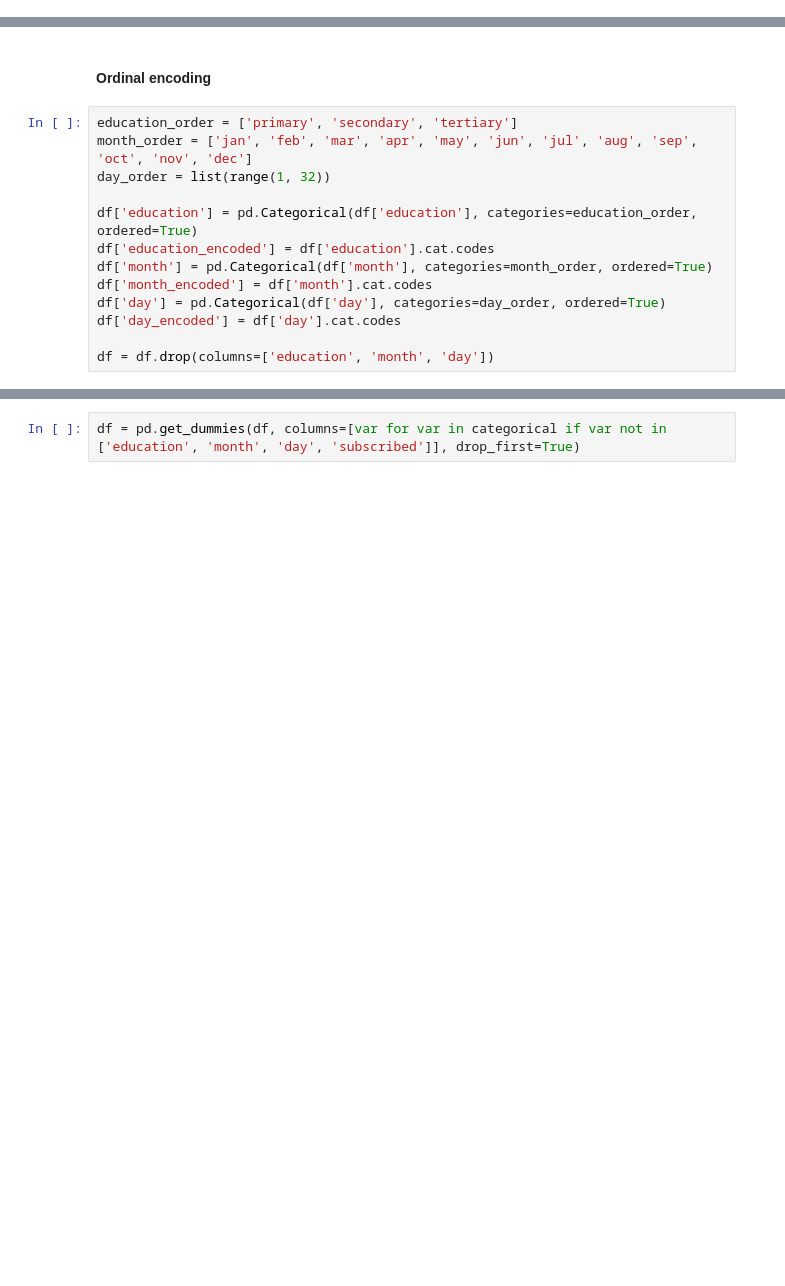
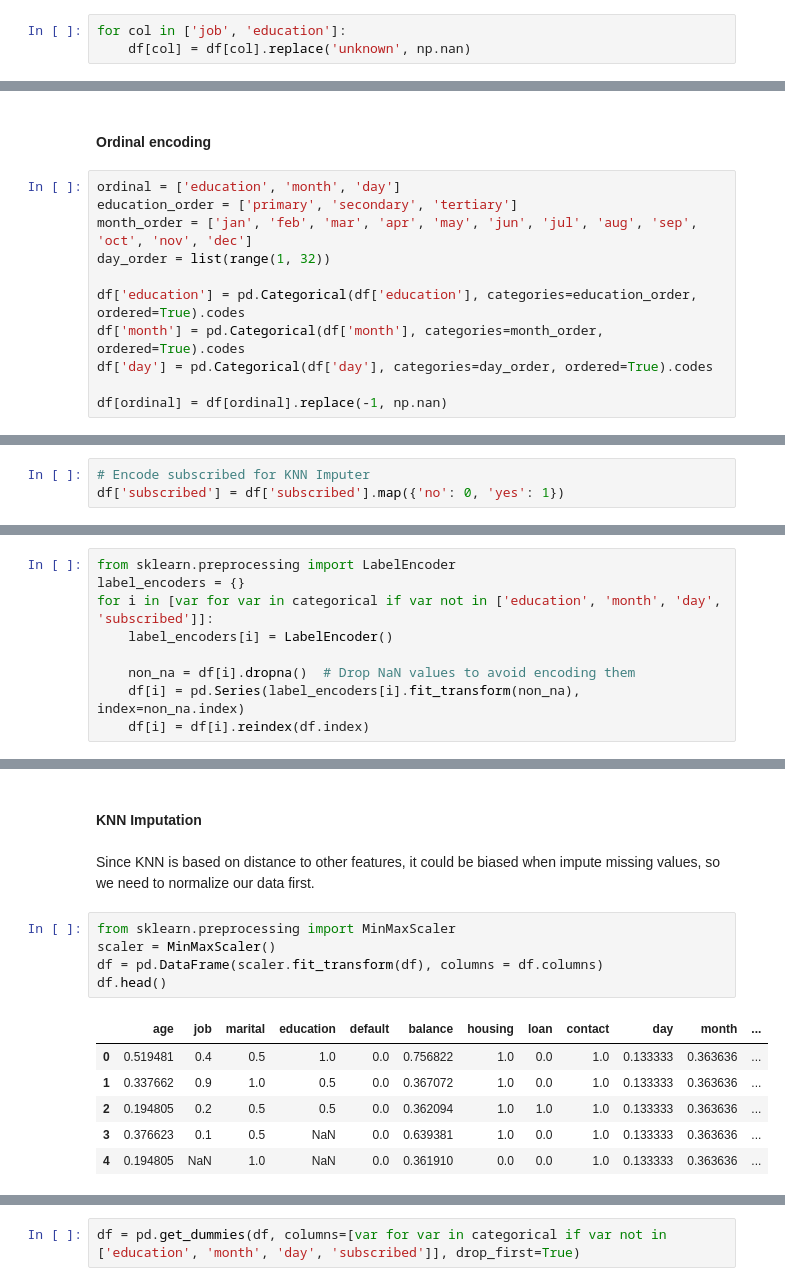
Before and after one commit to autoastt/BC2406, a Jupyter notebook: 1-DataPreprocess.ipynb, the cells around one changed output, grey strips where cells are left out. Saved outputs shown, nothing was run; the diff lists cells and outputs as text; blank space fills up the shorter version.

Commit message:
add knn impute

```diff
--- a/1-DataPreprocess.ipynb
+++ b/1-DataPreprocess.ipynb
@@ -269,0 +286,3 @@ for i in ['job', 'education']:
+# %%
+for col in ['job', 'education']:
+    df[col] = df[col].replace('unknown', np.nan)
@@ -270,15 +309,13 @@ for i in ['job', 'education']:
 # %% [markdown]
 #### Ordinal encoding
 # %%
+ordinal = ['education', 'month', 'day']
 education_order = ['primary', 'secondary', 'tertiary']
 month_order = ['jan', 'feb', 'mar', 'apr', 'may', 'jun', 'jul', 'aug', 'sep', 'oct', 'nov', 'dec']
 day_order = list(range(1, 32))
 
-df['education'] = pd.Categorical(df['education'], categories=education_order, ordered=True)
-df['education_encoded'] = df['education'].cat.codes
-df['month'] = pd.Categorical(df['month'], categories=month_order, ordered=True)
-df['month_encoded'] = df['month'].cat.codes
-df['day'] = pd.Categorical(df['day'], categories=day_order, ordered=True)
-df['day_encoded'] = df['day'].cat.codes
+df['education'] = pd.Categorical(df['education'], categories=education_order, ordered=True).codes
+df['month'] = pd.Categorical(df['month'], categories=month_order, ordered=True).codes
+df['day'] = pd.Categorical(df['day'], categories=day_order, ordered=True).codes
 
-df = df.drop(columns=['education', 'month', 'day'])
+df[ordinal] = df[ordinal].replace(-1, np.nan)
@@ -285 +337,4 @@ df = df.drop(columns=['education', 'month', 'day'])
+# %%
+# Encode subscribed for KNN Imputer
+df['subscribed'] = df['subscribed'].map({'no': 0, 'yes': 1})
 # %% [markdown]
@@ -286,0 +342,9 @@ df = df.drop(columns=['education', 'month', 'day'])
+# %%
+from sklearn.preprocessing import LabelEncoder
+label_encoders = {}
+for i in [var for var in categorical if var not in ['education', 'month', 'day', 'subscribed']]:
+    label_encoders[i] = LabelEncoder()
+
+    non_na = df[i].dropna()  # Drop NaN values to avoid encoding them
+    df[i] = pd.Series(label_encoders[i].fit_transform(non_na), index=non_na.index)
+    df[i] = df[i].reindex(df.index)
@@ -286,0 +392,16 @@ df = df.drop(columns=['education', 'month', 'day'])
+# %% [markdown]
+#### KNN Imputation
+# %% [markdown]
+Since KNN is based on distance to other features, it could be biased when impute missing values, so we need to normalize our data first.
+# %%
+from sklearn.preprocessing import MinMaxScaler
+scaler = MinMaxScaler()
+df = pd.DataFrame(scaler.fit_transform(df), columns = df.columns)
+df.head()
+# %% [output]
+|  | age | job | marital | education | default | balance | housing | loan | contact | day | month | ... |
+| 0 | 0.519481 | 0.4 | 0.5 | 1.0 | 0.0 | 0.756822 | 1.0 | 0.0 | 1.0 | 0.133333 | 0.363636 | ... |
+| 1 | 0.337662 | 0.9 | 1.0 | 0.5 | 0.0 | 0.367072 | 1.0 | 0.0 | 1.0 | 0.133333 | 0.363636 | ... |
+| 2 | 0.194805 | 0.2 | 0.5 | 0.5 | 0.0 | 0.362094 | 1.0 | 1.0 | 1.0 | 0.133333 | 0.363636 | ... |
+| 3 | 0.376623 | 0.1 | 0.5 | NaN | 0.0 | 0.639381 | 1.0 | 0.0 | 1.0 | 0.133333 | 0.363636 | ... |
+| 4 | 0.194805 | NaN | 1.0 | NaN | 0.0 | 0.361910 | 0.0 | 0.0 | 1.0 | 0.133333 | 0.363636 | ... |
```
Also changed, not shown: parts of 33 cells of this notebook, 20 other files.
